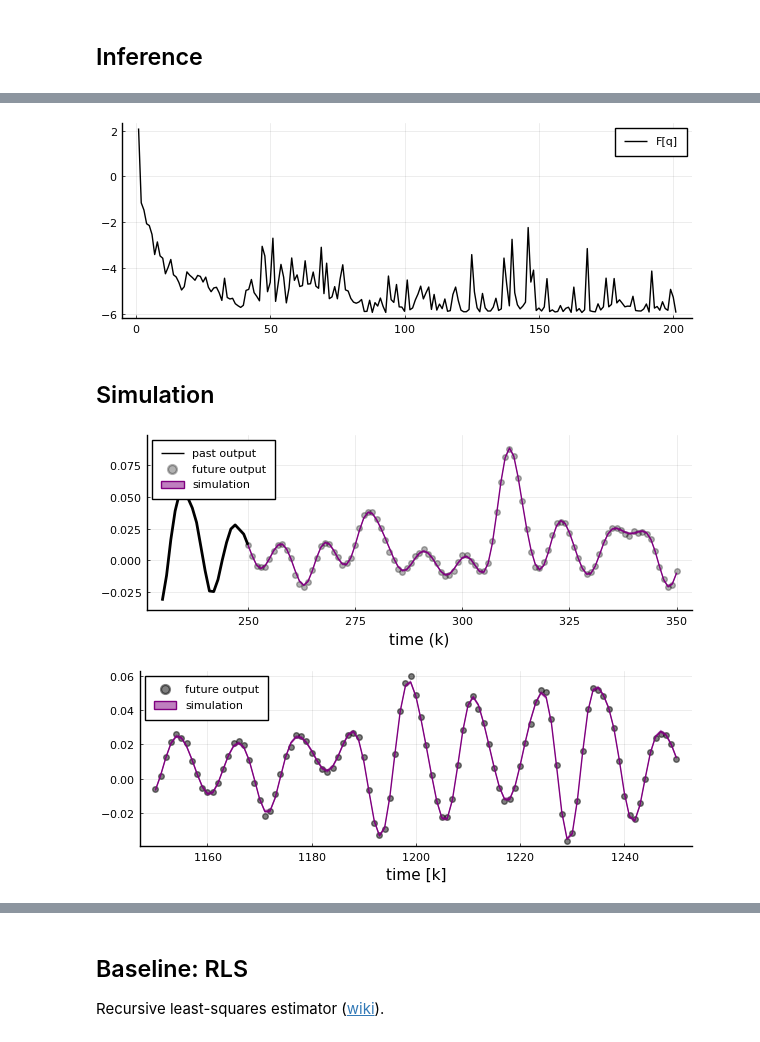
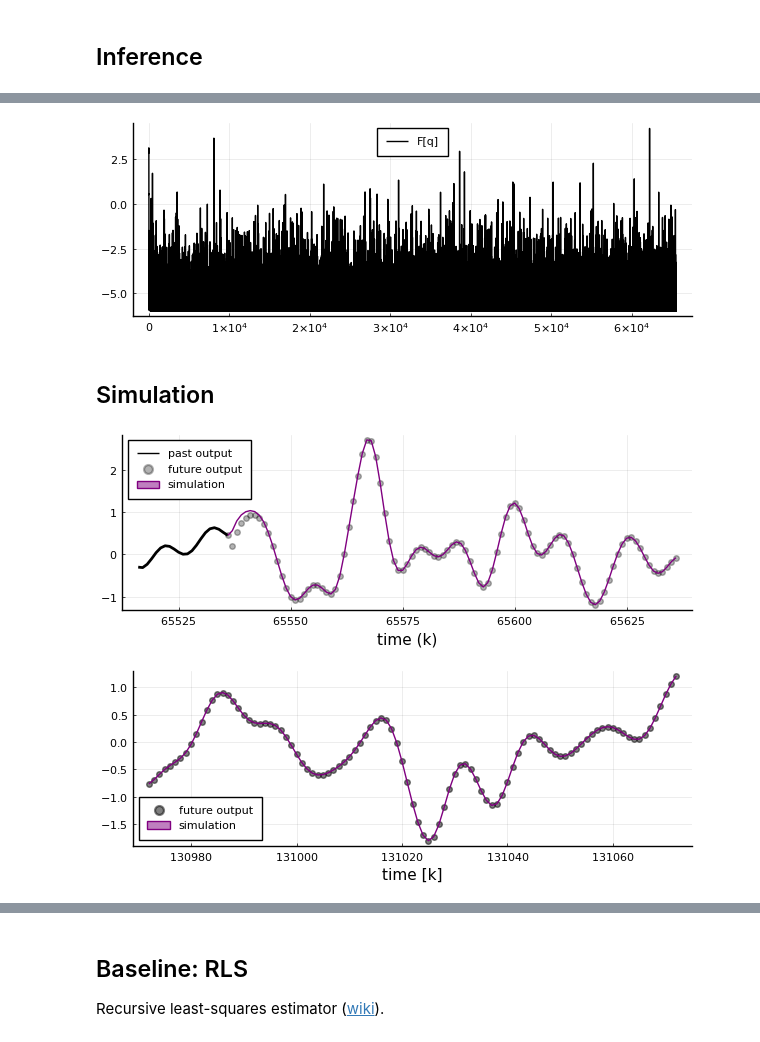
Before and after one commit to biaslab/ACC2022-vmpNARMAX, a Jupyter notebook: experiments-verification/experiment-NARMAX.ipynb, the cells around one changed output, grey strips where cells are left out. Saved outputs shown, nothing was run; the diff lists cells and outputs as text; code cells hidden in the pictures.

Commit message:
Ran vmp code on data generated by Maarten's matlab scripts. Small fix to README.

```diff
--- a/experiments-verification/experiment-NARMAX.ipynb
+++ b/experiments-verification/experiment-NARMAX.ipynb
@@ -140,3 +139,28 @@ savefig("figures/NARMAX-generated-input+output_deg"*string(deg_t)*"_order"*strin
+# %%
+# Load from Maarten's code
+using MAT
+mat_data = matread("input/synthNARMAX.mat")
+input = [mat_data["dataSysTrain"]["u"]; mat_data["dataSysTest"]["u"]]
+errors = [mat_data["dataSysTrain"]["e"]; mat_data["dataSysTest"]["e"]]
+output = [mat_data["yTrain"]; mat_data["yTest"]]
+tt = 10
+ts = length(mat_data["yTrain"])
+T = length(output);
+
+M1_m = convert(Int64, mat_data["ToySystem"]["nb"])
+M2_m = convert(Int64, mat_data["ToySystem"]["na"])
+M3_m = convert(Int64, mat_data["ToySystem"]["ne"])
+deg_m = convert(Int64, mat_data["ToySystem"]["nd"])
+
+M_m = M1_m + 1 + M2_m + M3_m
+N_m = M_m*deg_m + 1;
+
+θ_true = mat_data["ToySystem"]["theta"]
+τ_true = inv(mat_data["ToySystem"]["stde"].^2);
+
+# Model basis function
+PΦ = zeros(M_m,1); for d=1:deg_m; PΦ = hcat(d .*Matrix{Float64}(I,M_m,M_m), PΦ); end
+ϕ(x::Array{Float64,1}) = [prod(x.^PΦ[:,k]) for k = 1:size(PΦ,2)];
 # %%
 # Visualize signal
 zoom_t = 200:400
@@ -263,7 +296,7 @@ end
 # %%
 plot(Fq[:,end], color="black", label="F[q]", size=(600,220))
 # %% [output]
-[figure, old version]
+[figure, new version]
 # %%
 save("results/FE-NARMAX_FEM_M"*string(M_m)*"_degree"*string(deg_m)*"_S"*string(ts-tt)*".jld", "FE", Fq)
 # %% [markdown]
@@ -290,22 +323,18 @@ simulations_FEM[1][1:ts] = output[1:ts]
 end
 # %%
 past = 20
-ylims=[minimum(output[tt:T]), maximum(output[tt:T])]
-ylims=[-.035, .095]
-plot(ts-past:ts, output[ts-past:ts], color="black", linewidth=2, label="past output", xlabel="time (k)", ylabel="", ylims=ylims, size=(600,220), legend=:topleft)
+plot(ts-past:ts, output[ts-past:ts], color="black", linewidth=2, label="past output", xlabel="time (k)", ylabel="", size=(600,220), legend=:topleft)
 scatter!(ts:ts+100, output[ts:ts+100], color="black", label="future output", alpha=0.3, xlabel="time (k)")
 plot!(ts:ts+100, simulations_FEM[1][ts:ts+100], ribbon=[sqrt.(simulations_FEM[2][ts:ts+100]), sqrt.(simulations_FEM[2][ts:ts+100])], color="purple", label="simulation")
 # %% [output]
-[figure, old version]
+[figure, new version]
 # %%
 savefig("figures/NARMAX-simulation_deg"*string(deg_m)*"_order"*string(M_m)*"_FEM_zoom250-350.png")
 # %%
-ylims=[minimum(output[tt:T]), maximum(output[tt:T])]
-ylims=[-.035, .095]
 scatter(T-100:T, output[T-100:T], color="black", label="future output", alpha=0.5, xlabel="time [k]", size=(600,220))
 plot!(T-100:T, simulations_FEM[1][T-100:T], ribbon=[sqrt.(simulations_FEM[2][T-100:T]), sqrt.(simulations_FEM[2][T-100:T])], color="purple", label="simulation")
 # %% [output]
-[figure, old version]
+[figure, new version]
 # %%
 savefig("figures/NARMAX-simulation_deg"*string(deg_m)*"_order"*string(M_m)*"_FEM_zoomT-100.png")
 # %%
```
Also changed, not shown: parts of 38 cells of this notebook, 4 other files.
